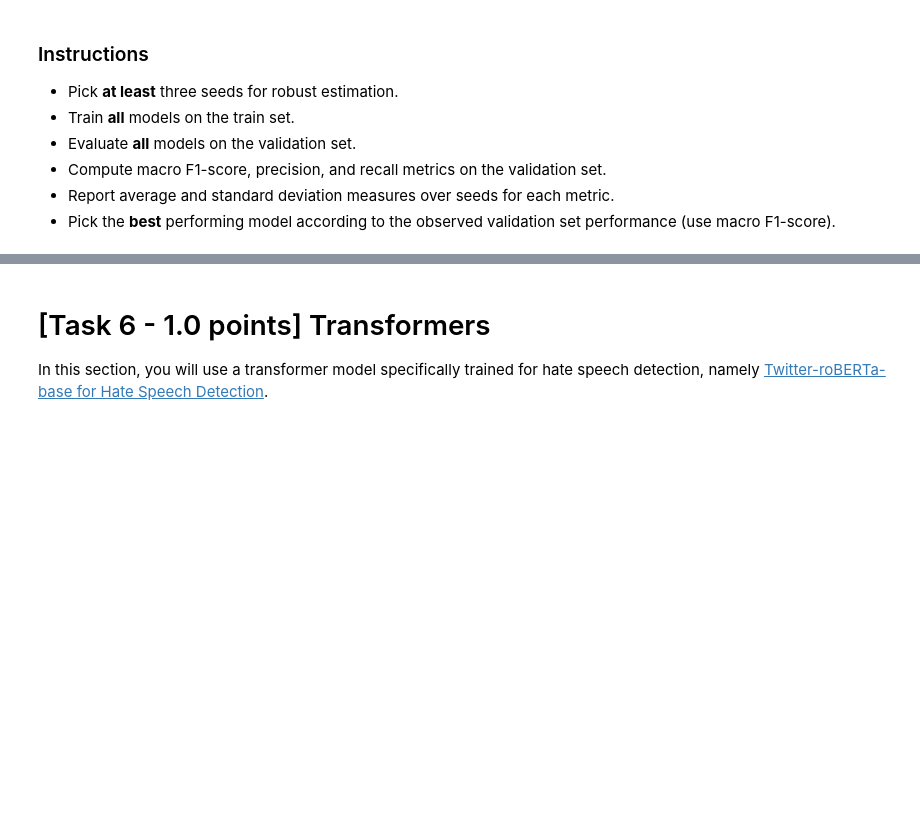
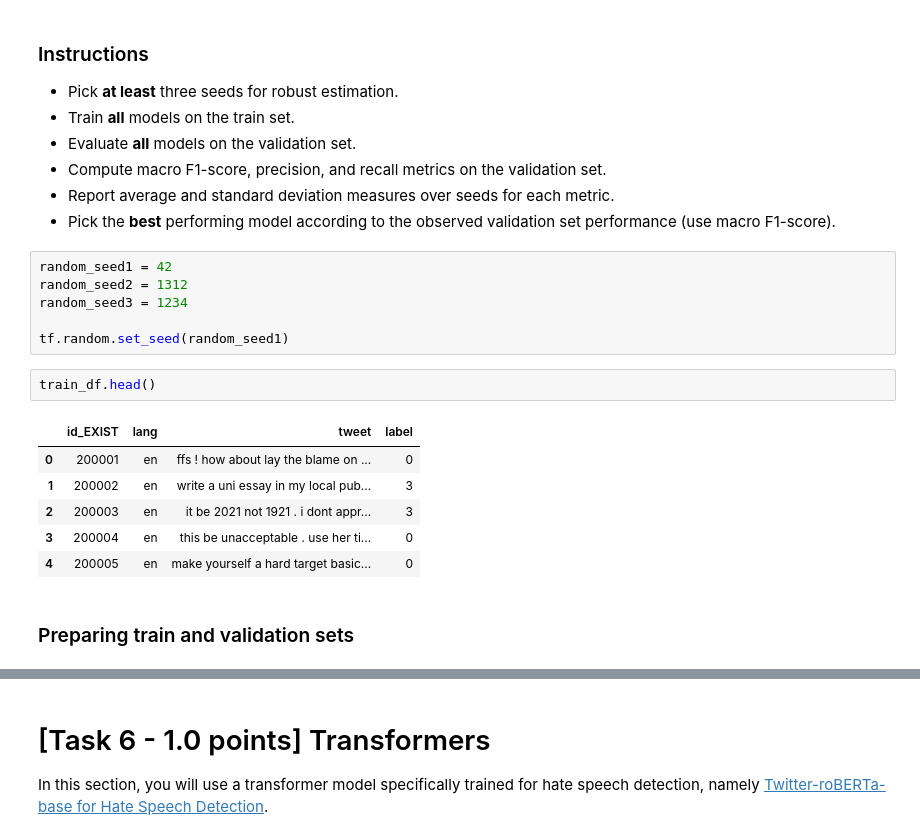
Before and after one commit to antodale/Assignments_NLP_torroni_2025, a Jupyter notebook: Assignment1-2526.ipynb, the cells around one changed output, grey strips where cells are left out. Saved outputs shown, nothing was run; the diff lists cells and outputs as text; blank space fills up the shorter version.

```diff
--- a/Assignment1-2526.ipynb
+++ b/Assignment1-2526.ipynb
@@ -680,3 +736,20 @@ You are now tasked to train and evaluate the Baseline and Stacked models.
 * Compute macro F1-score, precision, and recall metrics on the validation set.
 * Report average and standard deviation measures over seeds for each metric.
 * Pick the **best** performing model according to the observed validation set performance (use macro F1-score).
+# %%
+random_seed1 = 42
+random_seed2 = 1312
+random_seed3 = 1234
+
+tf.random.set_seed(random_seed1)
+# %%
+train_df.head()
+# %% [output]
+|  | id_EXIST | lang | tweet | label |
+| 0 | 200001 | en | ffs ! how about lay the blame on ... | 0 |
+| 1 | 200002 | en | write a uni essay in my local pub... | 3 |
+| 2 | 200003 | en | it be 2021 not 1921 . i dont appr... | 3 |
+| 3 | 200004 | en | this be unacceptable . use her ti... | 0 |
+| 4 | 200005 | en | make yourself a hard target basic... | 0 |
+# %% [markdown]
+### Preparing train and validation sets
```
Also changed, not shown: parts of 23 cells of this notebook.
